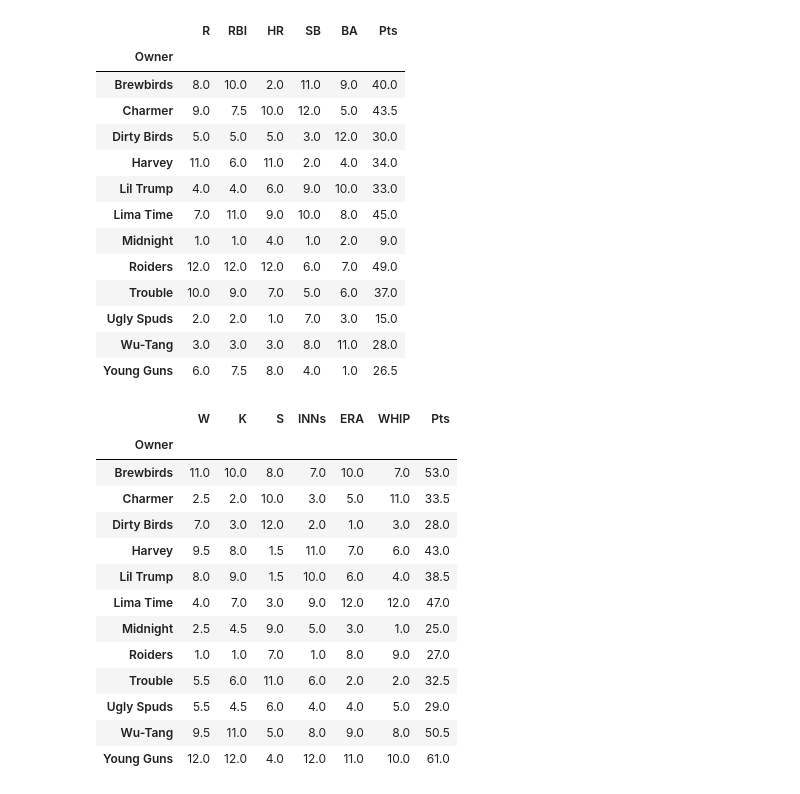
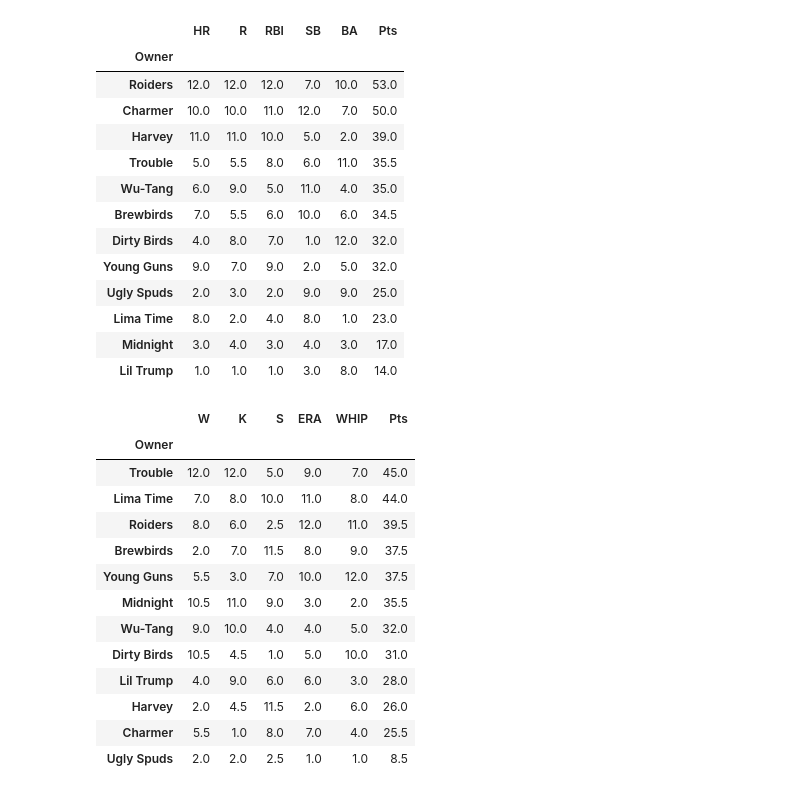
Before and after one commit to haueter19/baseball, a Jupyter notebook: Trade Analyzer.ipynb, the cells around one changed output. Saved outputs shown, nothing was run; the diff lists cells and outputs as text; code cells hidden in the pictures.

```diff
--- a/Trade Analyzer.ipynb
+++ b/Trade Analyzer.ipynb
@@ -163,0 +174,5 @@ for owner, num in teams_dict.items():
+# %%
+#b = pd.read_csv('data\\2022-zips-ros-proj-h.csv')
+b = pd.read_csv('ros-proj-h.csv')
+p = pd.read_csv('ros-proj-p.csv')
+#p = pd.read_csv('data\\2022-zips-ros-proj-p.csv')
@@ -183,41 +231,45 @@ df
 # %%
-b_ranks = df.drop(columns=['H', 'AB']).rank()
-b_ranks['Pts'] = b_ranks.sum(axis=1)
-b_ranks
+b_ranks.sort_values('Pts', ascending=False)
 # %% [output]
-|  | R | RBI | HR | SB | BA | Pts |
+|  | HR | R | RBI | SB | BA | Pts |
 | Owner |  |  |  |  |  |  |
-| Brewbirds | 8.0 | 10.0 | 2.0 | 11.0 | 9.0 | 40.0 |
-| Charmer | 9.0 | 7.5 | 10.0 | 12.0 | 5.0 | 43.5 |
-| Dirty Birds | 5.0 | 5.0 | 5.0 | 3.0 | 12.0 | 30.0 |
-| Harvey | 11.0 | 6.0 | 11.0 | 2.0 | 4.0 | 34.0 |
-| Lil Trump | 4.0 | 4.0 | 6.0 | 9.0 | 10.0 | 33.0 |
-| Lima Time | 7.0 | 11.0 | 9.0 | 10.0 | 8.0 | 45.0 |
-| Midnight | 1.0 | 1.0 | 4.0 | 1.0 | 2.0 | 9.0 |
-| Roiders | 12.0 | 12.0 | 12.0 | 6.0 | 7.0 | 49.0 |
-| Trouble | 10.0 | 9.0 | 7.0 | 5.0 | 6.0 | 37.0 |
-| Ugly Spuds | 2.0 | 2.0 | 1.0 | 7.0 | 3.0 | 15.0 |
-| Wu-Tang | 3.0 | 3.0 | 3.0 | 8.0 | 11.0 | 28.0 |
-| Young Guns | 6.0 | 7.5 | 8.0 | 4.0 | 1.0 | 26.5 |
+| Roiders | 12.0 | 12.0 | 12.0 | 7.0 | 10.0 | 53.0 |
+| Charmer | 10.0 | 10.0 | 11.0 | 12.0 | 7.0 | 50.0 |
+| Harvey | 11.0 | 11.0 | 10.0 | 5.0 | 2.0 | 39.0 |
+| Trouble | 5.0 | 5.5 | 8.0 | 6.0 | 11.0 | 35.5 |
+| Wu-Tang | 6.0 | 9.0 | 5.0 | 11.0 | 4.0 | 35.0 |
+| Brewbirds | 7.0 | 5.5 | 6.0 | 10.0 | 6.0 | 34.5 |
+| Dirty Birds | 4.0 | 8.0 | 7.0 | 1.0 | 12.0 | 32.0 |
+| Young Guns | 9.0 | 7.0 | 9.0 | 2.0 | 5.0 | 32.0 |
+| Ugly Spuds | 2.0 | 3.0 | 2.0 | 9.0 | 9.0 | 25.0 |
+| Lima Time | 8.0 | 2.0 | 4.0 | 8.0 | 1.0 | 23.0 |
+| Midnight | 3.0 | 4.0 | 3.0 | 4.0 | 3.0 | 17.0 |
+| Lil Trump | 1.0 | 1.0 | 1.0 | 3.0 | 8.0 | 14.0 |
 # %%
-dfp = p[p['Status']=='Start'].groupby('Owner').agg({'W':'sum', 'K':'sum', 'S':'sum', 'INNs':'sum', 'ER':'sum', 'HA':'sum', 'BBI':'sum'})
-dfp['ERA'] = (dfp['ER']/dfp['INNs'])*9
-dfp['WHIP'] = (dfp['HA']+dfp['BBI'])/dfp['INNs']
-p_ranks = dfp.drop(columns=['ER', 'HA', 'BBI']).rank()
+#dfp = p[p['Status']=='Start'].groupby('Owner').agg({'W':'sum', 'K':'sum', 'S':'sum', 'INNs':'sum', 'ER':'sum', 'HA':'sum', 'BBI':'sum'})
+dfp = p[p['Status']=='Start'].groupby("Owner").apply(lambda s: pd.Series({
+    "W": s["W"].sum(),
+    "K": s["K"].sum(),
+    'S': s['S'].sum(),
+    'ERA': s['ER'].sum()/s['INNs'].sum()*9,
+    "WHIP": (s["HA"].sum()+s['BBI'].sum())/s["INNs"].sum(),
+}))
+
+p_ranks = dfp.rank()
 p_ranks['Pts'] = p_ranks.sum(axis=1)
-p_ranks
+p_ranks.sort_values('Pts', ascending=False)
 # %% [output]
-|  | W | K | S | INNs | ERA | WHIP | Pts |
-| Owner |  |  |  |  |  |  |  |
-| Brewbirds | 11.0 | 10.0 | 8.0 | 7.0 | 10.0 | 7.0 | 53.0 |
-| Charmer | 2.5 | 2.0 | 10.0 | 3.0 | 5.0 | 11.0 | 33.5 |
-| Dirty Birds | 7.0 | 3.0 | 12.0 | 2.0 | 1.0 | 3.0 | 28.0 |
-| Harvey | 9.5 | 8.0 | 1.5 | 11.0 | 7.0 | 6.0 | 43.0 |
-| Lil Trump | 8.0 | 9.0 | 1.5 | 10.0 | 6.0 | 4.0 | 38.5 |
-| Lima Time | 4.0 | 7.0 | 3.0 | 9.0 | 12.0 | 12.0 | 47.0 |
-| Midnight | 2.5 | 4.5 | 9.0 | 5.0 | 3.0 | 1.0 | 25.0 |
-| Roiders | 1.0 | 1.0 | 7.0 | 1.0 | 8.0 | 9.0 | 27.0 |
-| Trouble | 5.5 | 6.0 | 11.0 | 6.0 | 2.0 | 2.0 | 32.5 |
-| Ugly Spuds | 5.5 | 4.5 | 6.0 | 4.0 | 4.0 | 5.0 | 29.0 |
-| Wu-Tang | 9.5 | 11.0 | 5.0 | 8.0 | 9.0 | 8.0 | 50.5 |
-| Young Guns | 12.0 | 12.0 | 4.0 | 12.0 | 11.0 | 10.0 | 61.0 |
+|  | W | K | S | ERA | WHIP | Pts |
+| Owner |  |  |  |  |  |  |
+| Trouble | 12.0 | 12.0 | 5.0 | 9.0 | 7.0 | 45.0 |
+| Lima Time | 7.0 | 8.0 | 10.0 | 11.0 | 8.0 | 44.0 |
+| Roiders | 8.0 | 6.0 | 2.5 | 12.0 | 11.0 | 39.5 |
+| Brewbirds | 2.0 | 7.0 | 11.5 | 8.0 | 9.0 | 37.5 |
+| Young Guns | 5.5 | 3.0 | 7.0 | 10.0 | 12.0 | 37.5 |
+| Midnight | 10.5 | 11.0 | 9.0 | 3.0 | 2.0 | 35.5 |
+| Wu-Tang | 9.0 | 10.0 | 4.0 | 4.0 | 5.0 | 32.0 |
+| Dirty Birds | 10.5 | 4.5 | 1.0 | 5.0 | 10.0 | 31.0 |
+| Lil Trump | 4.0 | 9.0 | 6.0 | 6.0 | 3.0 | 28.0 |
+| Harvey | 2.0 | 4.5 | 11.5 | 2.0 | 6.0 | 26.0 |
+| Charmer | 5.5 | 1.0 | 8.0 | 7.0 | 4.0 | 25.5 |
+| Ugly Spuds | 2.0 | 2.0 | 2.5 | 1.0 | 1.0 | 8.5 |
```
Also changed, not shown: parts of 47 cells of this notebook.
